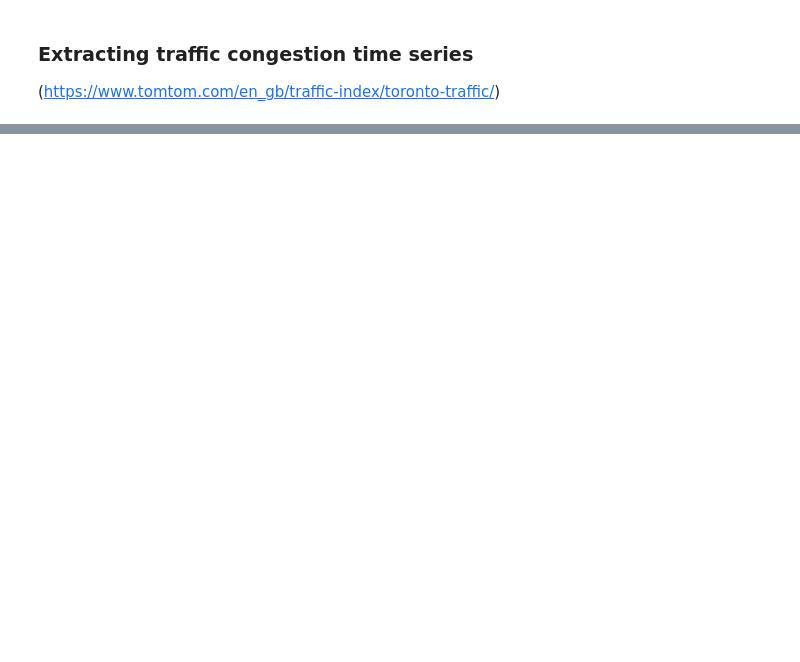
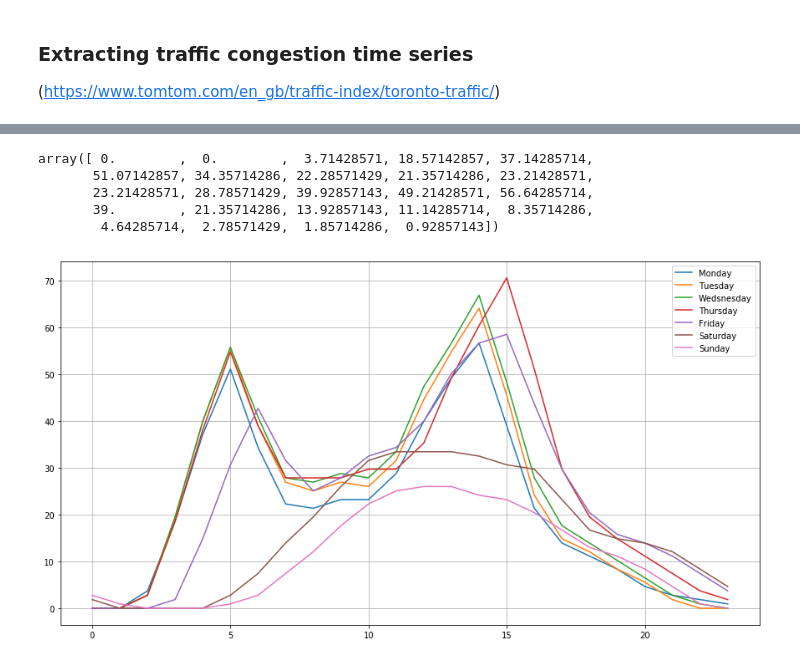
Before and after one commit to MachineLearningJournalClub/GAMELEON, a Jupyter notebook: GIS_Data_Toronto.ipynb, the cells around one changed output, grey strips where cells are left out. Saved outputs shown, nothing was run; the diff lists cells and outputs as text; code cells hidden in the pictures; blank space fills up the shorter version.

```diff
--- a/GIS_Data_Toronto.ipynb
+++ b/GIS_Data_Toronto.ipynb
@@ -517,20 +582,30 @@ day6_norm = day6/day6.max()
 day7_norm = day7/day7.max()
 # %%
 week = np.concatenate((day1_norm, day2_norm, day3_norm, day4_norm, day5_norm, day6_norm, day7_norm))
+# %%
+day1
+# %% [output]
+array([ 0.        ,  0.        ,  3.71428571, 18.57142857, 37.14285714,
+       51.07142857, 34.35714286, 22.28571429, 21.35714286, 23.21428571,
+       23.21428571, 28.78571429, 39.92857143, 49.21428571, 56.64285714,
+       39.        , 21.35714286, 13.92857143, 11.14285714,  8.35714286,
+        4.64285714,  2.78571429,  1.85714286,  0.92857143])
 # %%
 np.savetxt("trafficweek.csv", week, delimiter =",")
 # %%
 fig, ax = plt.subplots(1, 1, figsize = (15,8))
 ax.grid()
 
-ax.plot(day1[:,0], day1[:,1], label = "Monday")
-ax.plot(day2[:,0], day2[:,1], label = "Tuesday")
-ax.plot(day3[:,0], day3[:,1], label = "Wedsnesday")
-ax.plot(day4[:,0], day4[:,1], label = "Thursday")
-ax.plot(day5[:,0], day5[:,1], label = "Friday")
-ax.plot(day6[:,0], day6[:,1], label = "Saturday")
-ax.plot(day7[:,0], day7[:,1], label = "Sunday")
+ax.plot(day1, label = "Monday")
+ax.plot(day2, label = "Tuesday")
+ax.plot(day3, label = "Wedsnesday")
+ax.plot(day4, label = "Thursday")
+ax.plot(day5, label = "Friday")
+ax.plot(day6, label = "Saturday")
+ax.plot(day7, label = "Sunday")
 
 
 ax.legend();
 #fig.savefig("traffic_congestion.png")
+# %% [output]
+[figure, added]
```
Also changed, not shown: parts of 23 cells of this notebook, 3 other files.
